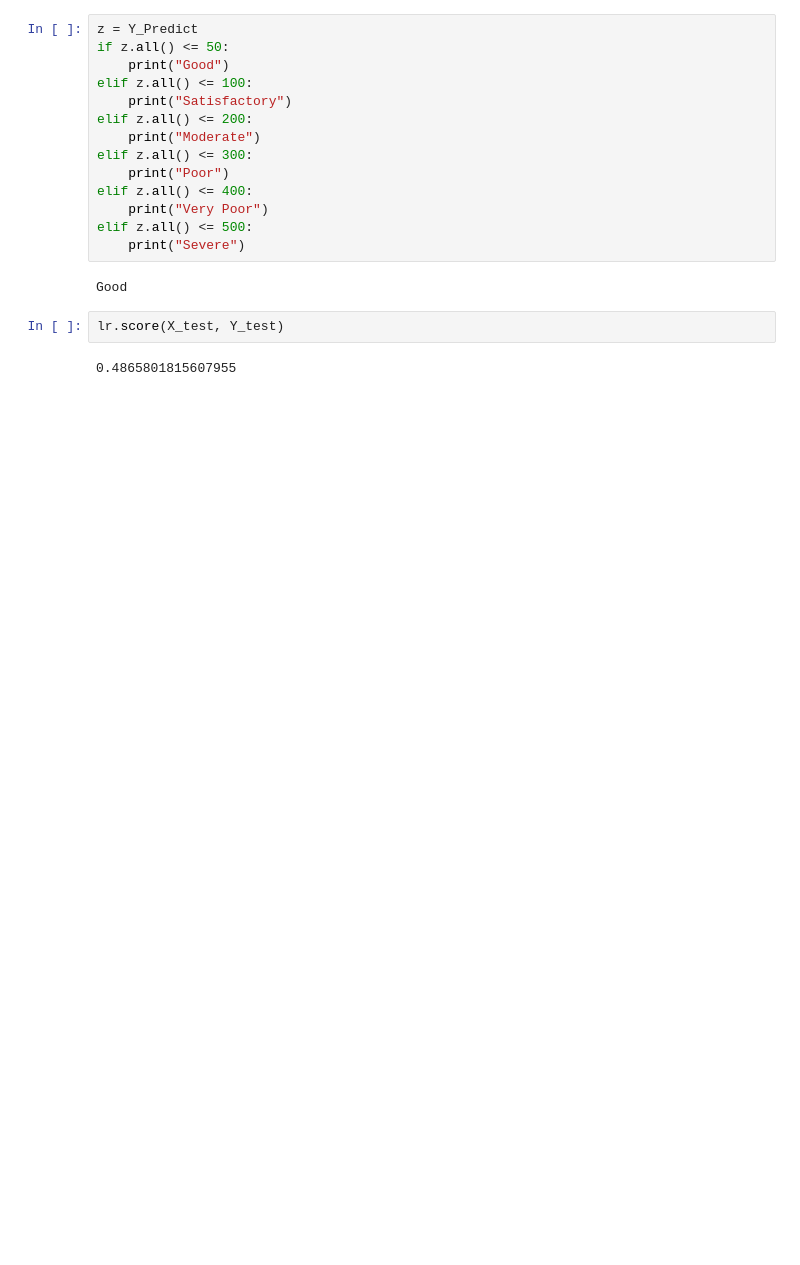
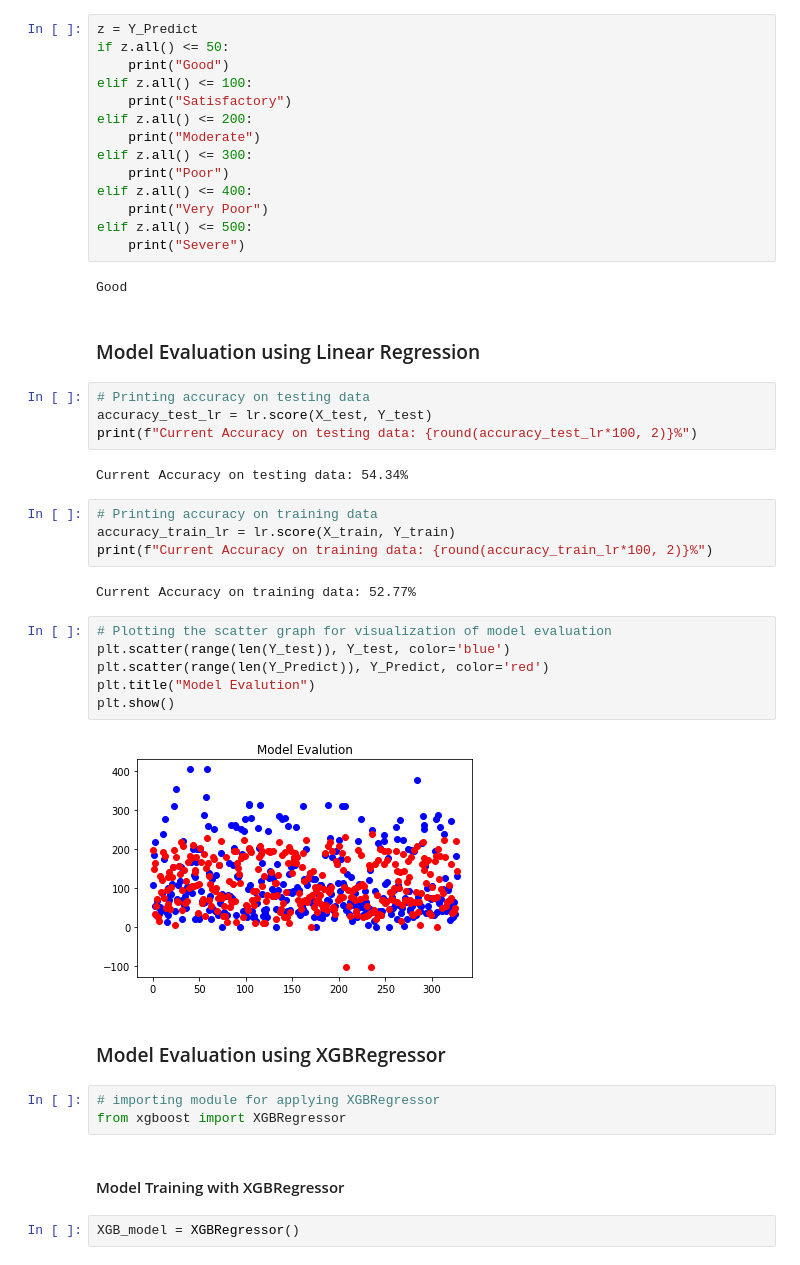
Before and after one commit to bishtanuj/AQUAP, a Jupyter notebook: AQUAP1.ipynb, the cells around one changed output. Saved outputs shown, nothing was run; the diff lists cells and outputs as text; blank space fills up the shorter version.

```diff
--- a/AQUAP1.ipynb
+++ b/AQUAP1.ipynb
@@ -271,8 +279,35 @@ elif z.all() <= 500:
     print("Severe")
 # %% [output]
 Good
-# %%
-lr.score(X_test, Y_test)
-# %% [output]
-0.4865801815607955
+# %% [markdown]
+### Model Evaluation using Linear Regression
+# %%
+# Printing accuracy on testing data
+accuracy_test_lr = lr.score(X_test, Y_test)
+print(f"Current Accuracy on testing data: {round(accuracy_test_lr*100, 2)}%")
+# %% [output]
+Current Accuracy on testing data: 54.34%
+# %%
+# Printing accuracy on training data
+accuracy_train_lr = lr.score(X_train, Y_train)
+print(f"Current Accuracy on training data: {round(accuracy_train_lr*100, 2)}%")
+# %% [output]
+Current Accuracy on training data: 52.77%
+# %%
+# Plotting the scatter graph for visualization of model evaluation
+plt.scatter(range(len(Y_test)), Y_test, color='blue')
+plt.scatter(range(len(Y_Predict)), Y_Predict, color='red')
+plt.title("Model Evalution")
+plt.show()
+# %% [output]
+[figure, added]
+# %% [markdown]
+### Model Evaluation using XGBRegressor
+# %%
+# importing module for applying XGBRegressor
+from xgboost import XGBRegressor
+# %% [markdown]
+#### Model Training with XGBRegressor
+# %%
+XGB_model = XGBRegressor()
 # %%
```
Also changed, not shown: parts of 12 cells of this notebook.
